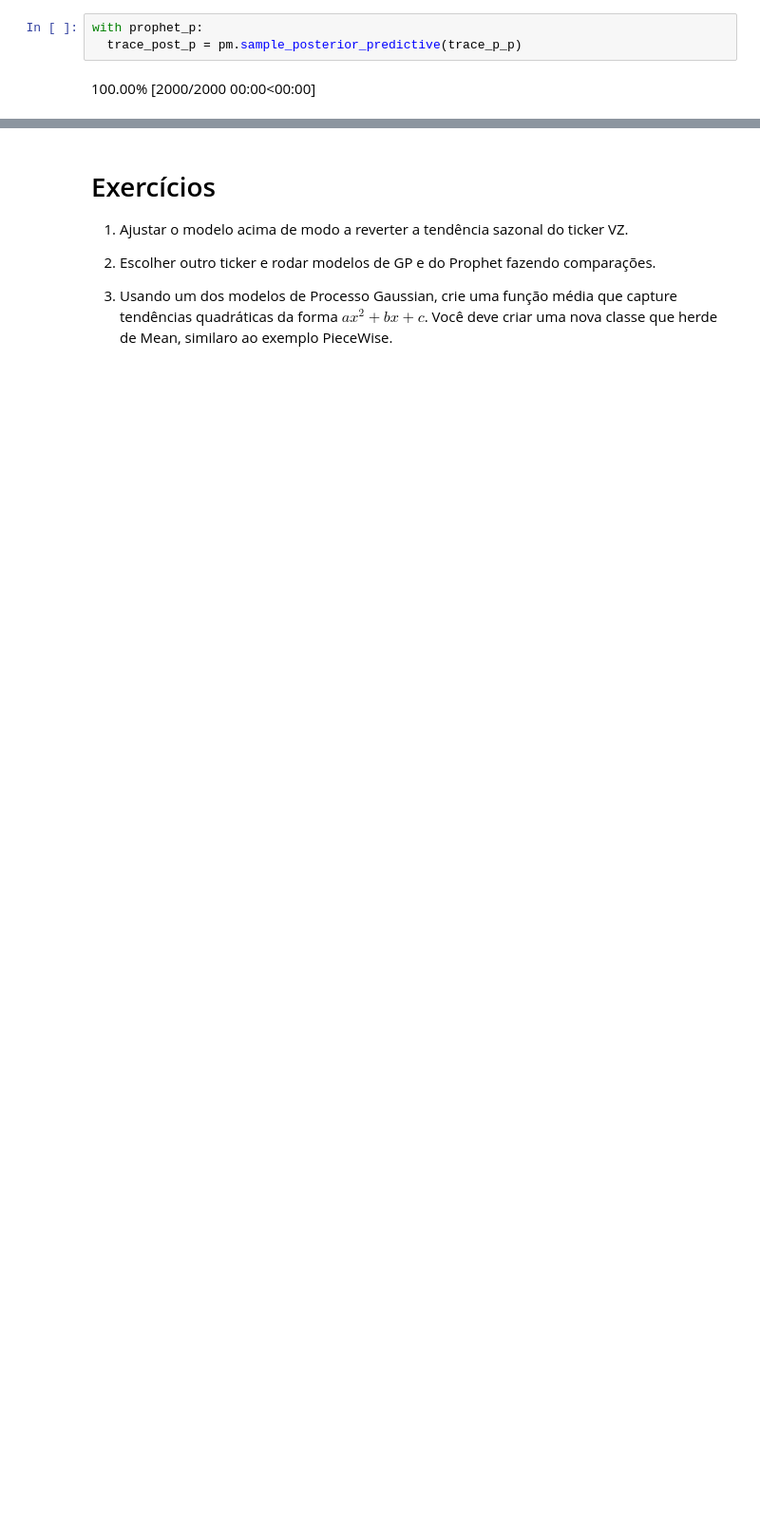
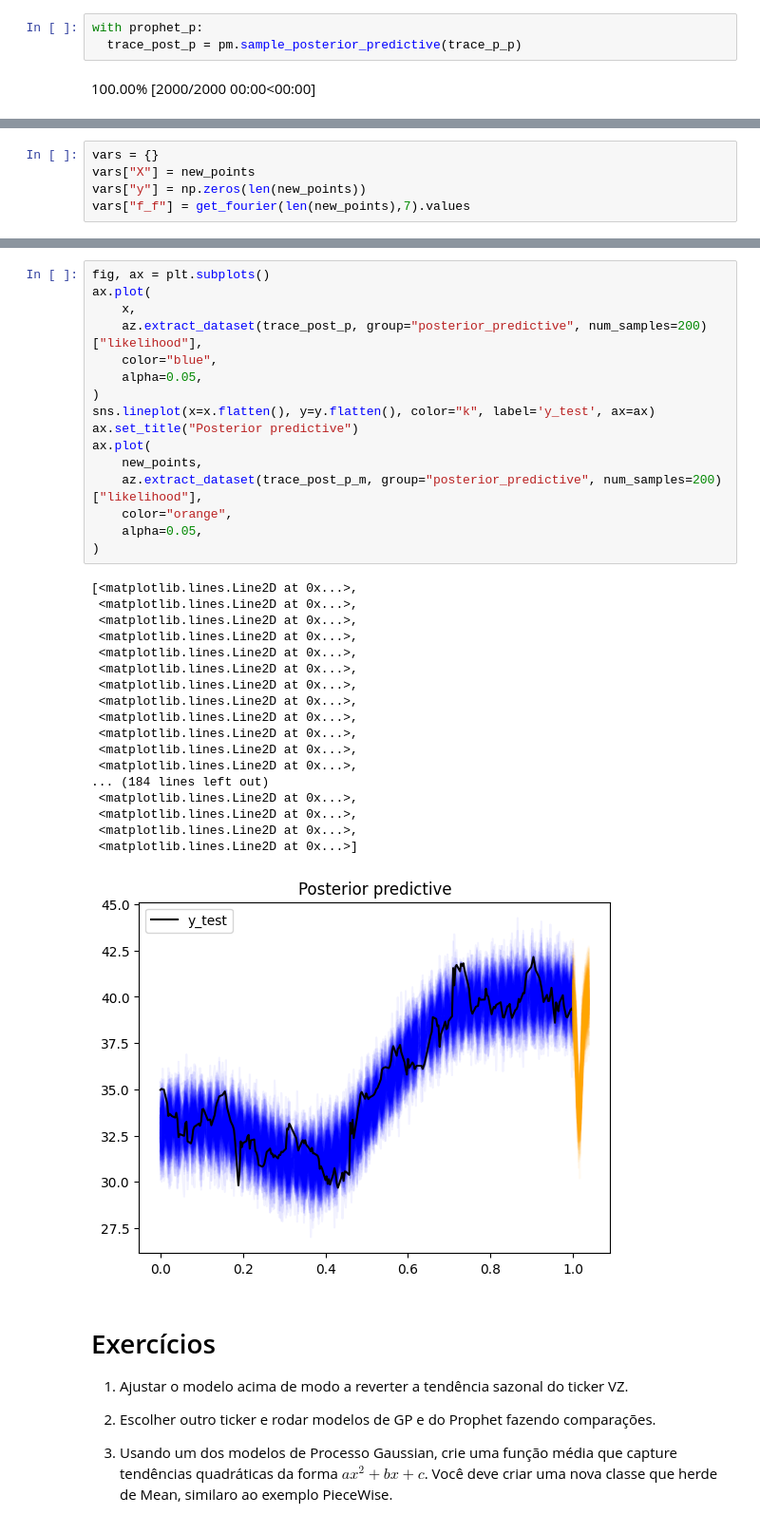
Before and after one commit to romefeller/predictive, a Jupyter notebook: notebooks/TS2.ipynb, the cells around one changed output, grey strips where cells are left out. Shown at 95% size. Cells and saved outputs as stored; diff of their text form; blank space fills up the shorter version.

```diff
--- a/notebooks/TS2.ipynb
+++ b/notebooks/TS2.ipynb
@@ -696,0 +706,5 @@ MAE: 0.8187738220811078
+# %%
+vars = {}
+vars["X"] = new_points
+vars["y"] = np.zeros(len(new_points))
+vars["f_f"] = get_fourier(len(new_points),7).values
@@ -697,3 +725,38 @@ MAE: 0.8187738220811078
+# %%
+fig, ax = plt.subplots()
+ax.plot(
+    x,
+    az.extract_dataset(trace_post_p, group="posterior_predictive", num_samples=200)["likelihood"],
+    color="blue",
+    alpha=0.05,
+)
+sns.lineplot(x=x.flatten(), y=y.flatten(), color="k", label='y_test', ax=ax)
+ax.set_title("Posterior predictive")
+ax.plot(
+    new_points,
+    az.extract_dataset(trace_post_p_m, group="posterior_predictive", num_samples=200)["likelihood"],
+    color="orange",
+    alpha=0.05,
+)
+# %% [output]
+[<matplotlib.lines.Line2D at 0x...>,
+ <matplotlib.lines.Line2D at 0x...>,
+ <matplotlib.lines.Line2D at 0x...>,
+ <matplotlib.lines.Line2D at 0x...>,
+ <matplotlib.lines.Line2D at 0x...>,
+ <matplotlib.lines.Line2D at 0x...>,
+ <matplotlib.lines.Line2D at 0x...>,
+ <matplotlib.lines.Line2D at 0x...>,
+ <matplotlib.lines.Line2D at 0x...>,
+ <matplotlib.lines.Line2D at 0x...>,
+ <matplotlib.lines.Line2D at 0x...>,
+ <matplotlib.lines.Line2D at 0x...>,
+... (184 lines left out)
+ <matplotlib.lines.Line2D at 0x...>,
+ <matplotlib.lines.Line2D at 0x...>,
+ <matplotlib.lines.Line2D at 0x...>,
+ <matplotlib.lines.Line2D at 0x...>]
+[figure, added]
 # %% [markdown]
 # Exercícios
 
```
Also changed, not shown: parts of 10 cells of this notebook.
